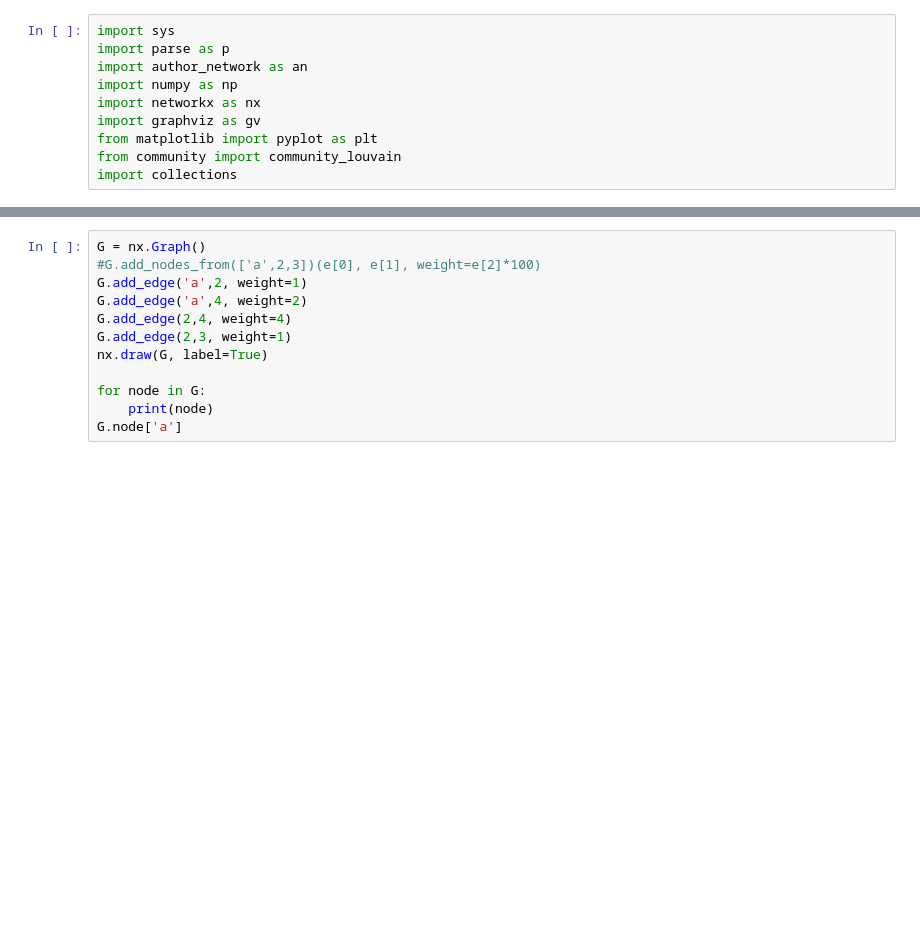
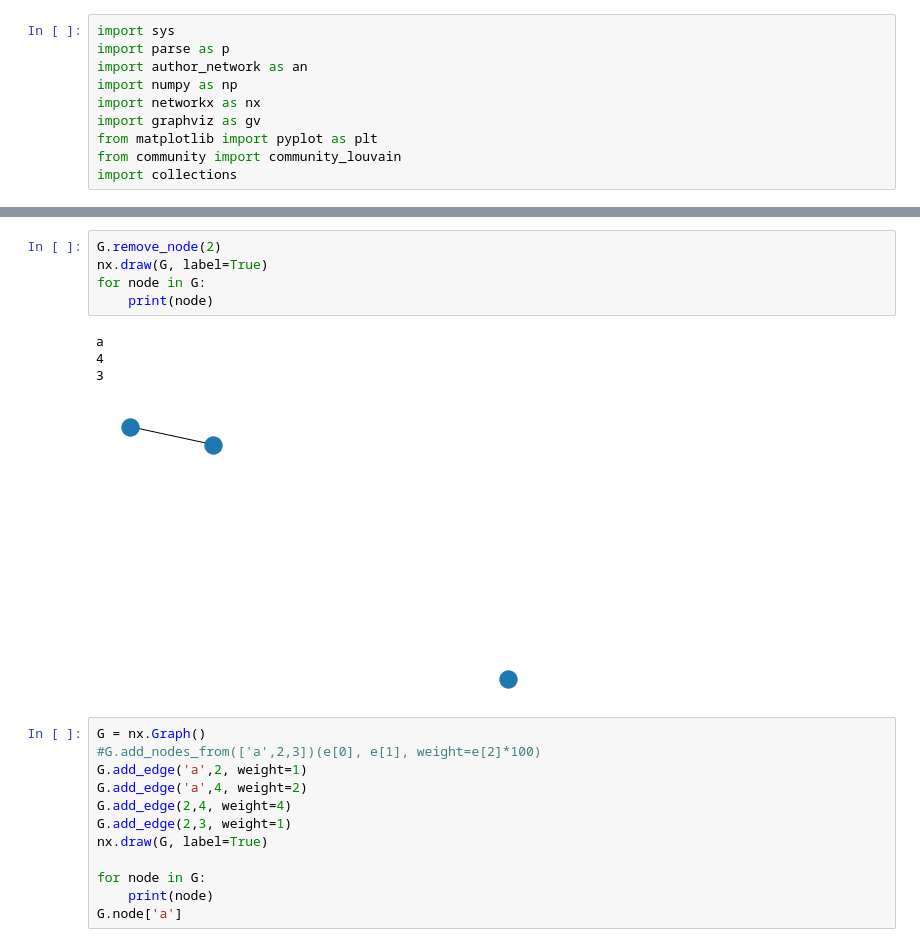
Before and after one commit to hera0109/Intern_prestudy2020, a Jupyter notebook: code/test.ipynb, the cells around one changed output, grey strips where cells are left out. Drawn from its saved outputs; the diff is of its cells as text; blank space fills up the shorter version.

```diff
--- a/code/test.ipynb
+++ b/code/test.ipynb
@@ -28,3 +28,13 @@ AttributeError: 'MultiGraph' object has no attribute 'node'
+# %%
+G.remove_node(2)
+nx.draw(G, label=True)
+for node in G:
+    print(node)
+# %% [output]
+a
+4
+3
+[figure, added]
 # %%
 G = nx.Graph()
 #G.add_nodes_from(['a',2,3])(e[0], e[1], weight=e[2]*100)
```
Also changed, not shown: parts of 1 cell of this notebook, 9 other files.
